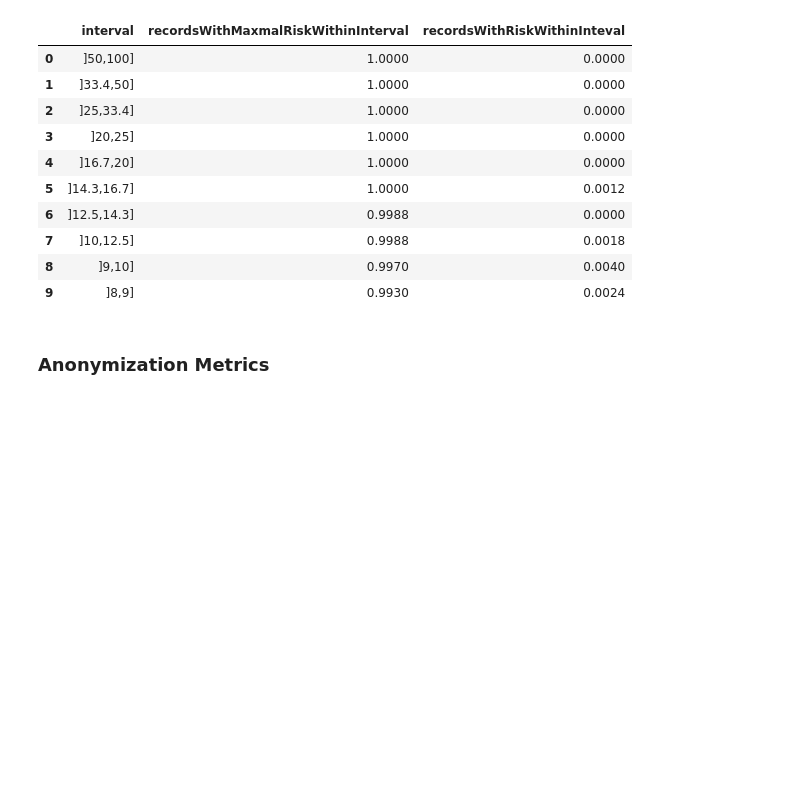
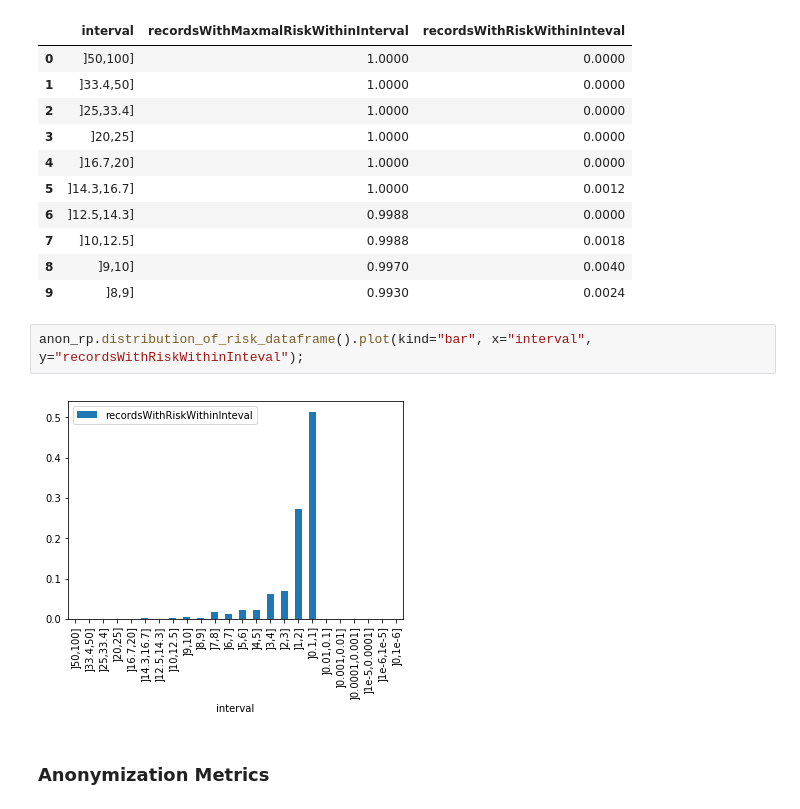
Before and after one commit to oslomet-arx-as-a-service/example-pyaaas-project, a Jupyter notebook: notebooks/product-presentation/Example-use-of-PyARXaaS.ipynb, the cells around one changed output. Saved outputs shown, nothing was run; the diff lists cells and outputs as text; blank space fills up the shorter version.

```diff
--- a/notebooks/product-presentation/Example-use-of-PyARXaaS.ipynb
+++ b/notebooks/product-presentation/Example-use-of-PyARXaaS.ipynb
@@ -242,6 +255,10 @@ anon_rp.distribution_of_risk_dataframe().head(10)
 | 7 | ]10,12.5] | 0.9988 | 0.0018 |
 | 8 | ]9,10] | 0.9970 | 0.0040 |
 | 9 | ]8,9] | 0.9930 | 0.0024 |
+# %%
+anon_rp.distribution_of_risk_dataframe().plot(kind="bar", x="interval", y="recordsWithRiskWithinInteval");
+# %% [output]
+[figure, added]
 # %% [markdown]
 ### Anonymization Metrics
 # %%
```
Also changed, not shown: parts of 13 cells of this notebook.
